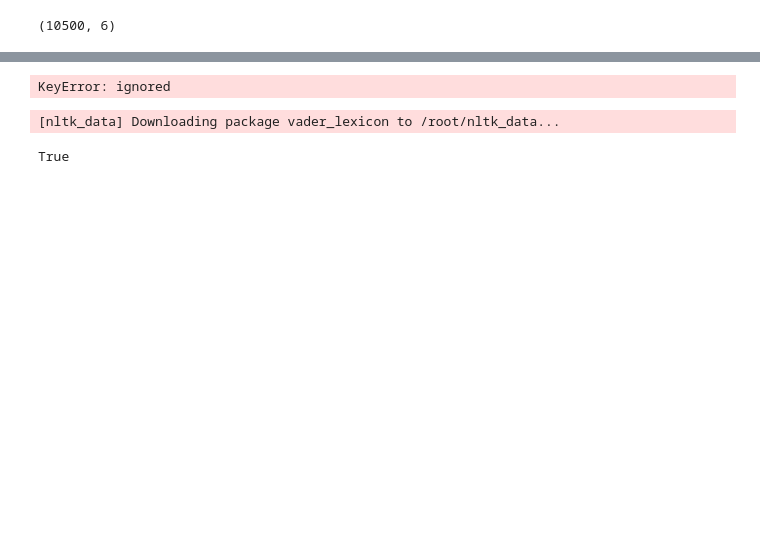
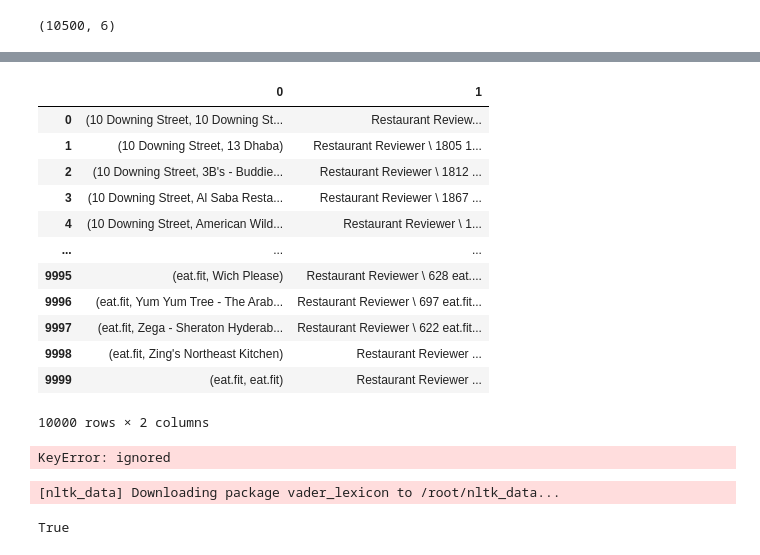
Before and after one commit to SethupathyM/Unsupervised_ML_Clustering_and_Sentiment_Analysis_Zomato_Restaurant, a Jupyter notebook: Zomato_Restaurant_Clustering_and_Sentiment_Analysis_.ipynb, the cells around one changed output, grey strips where cells are left out. Saved outputs shown, nothing was run; the diff lists cells and outputs as text; code cells hidden in the pictures; blank space fills up the shorter version.

```diff
--- a/Zomato_Restaurant_Clustering_and_Sentiment_Analysis_.ipynb
+++ b/Zomato_Restaurant_Clustering_and_Sentiment_Analysis_.ipynb
@@ -1159 +1170,19 @@ df_copy.shape
+# %%
+con = pd.DataFrame(concatenated.groupby(['Restaurant',]))
+# %%
+con
+# %% [output]
+|  | 0 | 1 |
+| 0 | (10 Downing Street, 10 Downing St... | Restaurant Review... |
+| 1 | (10 Downing Street, 13 Dhaba) | Restaurant Reviewer \ 1805 1... |
+| 2 | (10 Downing Street, 3B's - Buddie... | Restaurant Reviewer \ 1812 ... |
+| 3 | (10 Downing Street, Al Saba Resta... | Restaurant Reviewer \ 1867 ... |
+| 4 | (10 Downing Street, American Wild... | Restaurant Reviewer \ 1... |
+| ... | ... | ... |
+| 9995 | (eat.fit, Wich Please) | Restaurant Reviewer \ 628 eat.... |
+| 9996 | (eat.fit, Yum Yum Tree - The Arab... | Restaurant Reviewer \ 697 eat.fit... |
+| 9997 | (eat.fit, Zega - Sheraton Hyderab... | Restaurant Reviewer \ 622 eat.fit... |
+| 9998 | (eat.fit, Zing's Northeast Kitchen) | Restaurant Reviewer ... |
+| 9999 | (eat.fit, eat.fit) | Restaurant Reviewer ... |
+10000 rows × 2 columns
 # %%
```
Also changed, not shown: parts of 3 cells of this notebook.
